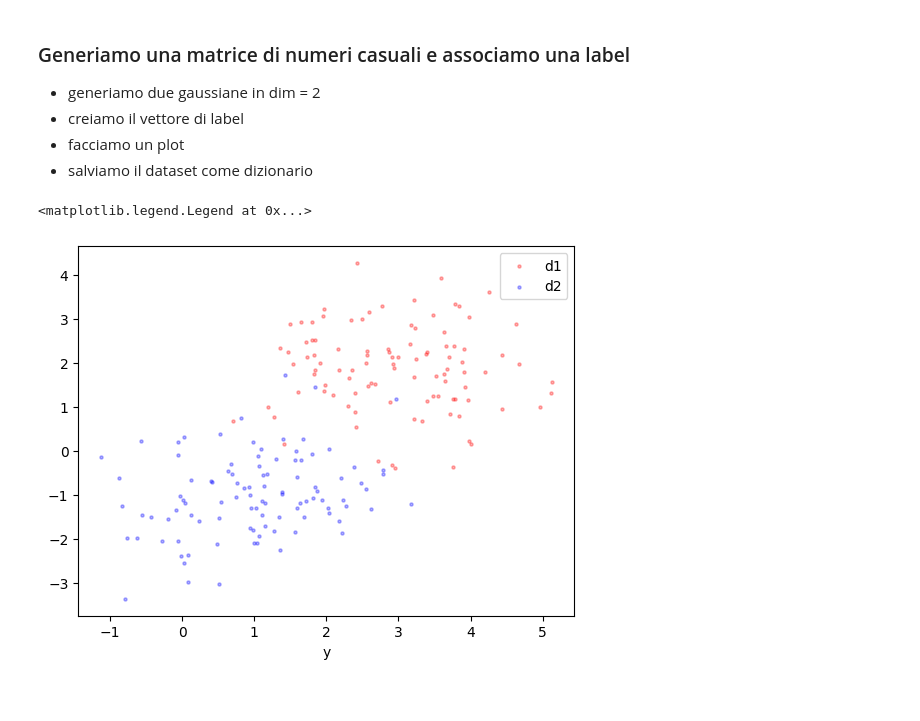
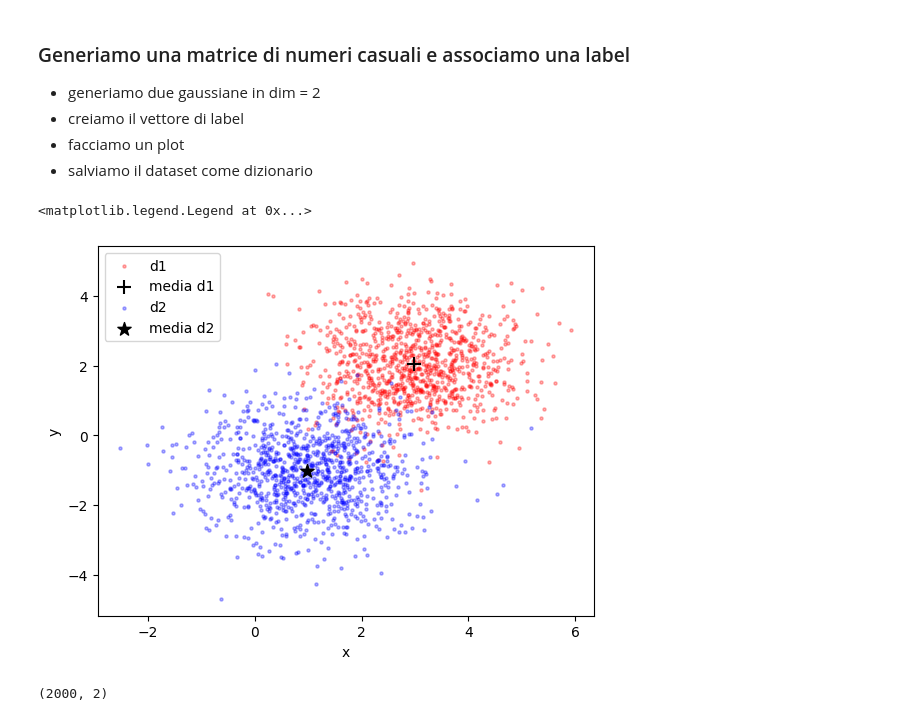
Before and after one commit to pumazzo/ML-ISS2023, a Jupyter notebook: Lezione_1_ML_ISS2023_introduzione_al_machine_learning.ipynb, the cells around one changed output. Drawn from its saved outputs; the diff is of its cells as text; code cells hidden in the pictures.

```diff
--- a/Lezione_1_ML_ISS2023_introduzione_al_machine_learning.ipynb
+++ b/Lezione_1_ML_ISS2023_introduzione_al_machine_learning.ipynb
@@ -157,20 +168,27 @@ array([[1., 1., 1., 1., 1.],
 - facciamo un plot
 - salviamo il dataset come dizionario
 # %%
-d1 = np.array([3,2]) + np.random.randn(100, 2)
-d2 = np.array([1,-1]) + np.random.randn(100, 2)
+Npoints= 1000
+D = 2
+d1 = np.array([3,2]) + np.random.randn(Npoints, D)
+d2 = np.array([1,-1]) + np.random.randn(Npoints, D)
 # %%
 f,ax = plt.subplots(1)
 ax.scatter(d1[:,0],d1[:,1],s=5,alpha=0.3,color="r",label="d1")
+ax.scatter(d1[:,0].mean(),d1[:,1].mean(),s=100,alpha=1,marker="+",color="k",label="media d1")
 ax.scatter(d2[:,0],d2[:,1],s=5,alpha=0.3,color="b",label="d2")
+ax.scatter(d2[:,0].mean(),d2[:,1].mean(),s=100,alpha=1,marker="*",color="k",label="media d2")
 ax.set_xlabel("x")
 ax.set_ylabel("y")
 plt.legend()
 # %% [output]
 <matplotlib.legend.Legend at 0x...>
-[figure, old version]
+[figure, new version]
 # %%
 data= np.concatenate([d1,d2],axis=0)
 labels = np.concatenate([np.zeros(100),np.ones(100)],axis=0)
+print(data.shape)
+# %% [output]
+(2000, 2)
 # %%
 np.savez("nydata.npz",data=data,labels=labels)
```
Also changed, not shown: parts of 6 cells of this notebook.
